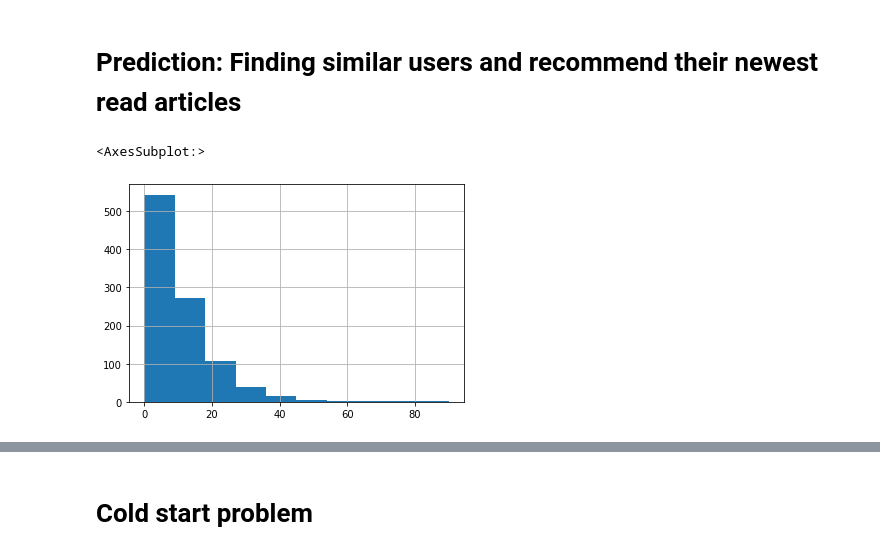
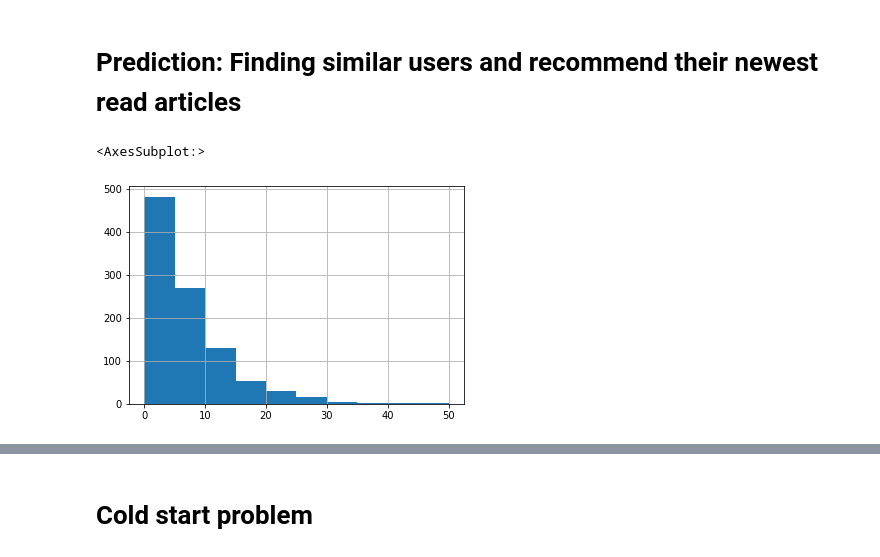
Before and after one commit to jonev/recommender-systems, a Jupyter notebook: graph_based_db.ipynb, the cells around one changed output, grey strips where cells are left out. Drawn from its saved outputs; the diff is of its cells as text; code cells hidden in the pictures.

```diff
--- a/graph_based_db.ipynb
+++ b/graph_based_db.ipynb
@@ -133,12 +136,12 @@ start_time = time.time()
 logging.info(f"Prediction on bestfriend took: {((time.time() - start_time)/60.0)} minutes, or hours: {((time.time() - start_time)/3600.0)}")
 pd.set_option('display.max_colwidth', None)
 # %%
-predictions_newest = pd.read_feather("predictions_on_best_friend_all_users_v3.feather")
+predictions_newest = pd.read_feather("predictions_on_best_friend_all_users_v4.feather")
 precision_newest = precision_per_user(predictions_newest, df_test)
 precision_newest.hist()
 # %% [output]
 <AxesSubplot:>
-[figure, old version]
+[figure, new version]
 # %%
 precision_newest.mean()
 # %% [output]
```
Also changed, not shown: parts of 16 cells of this notebook, 3 other files.
